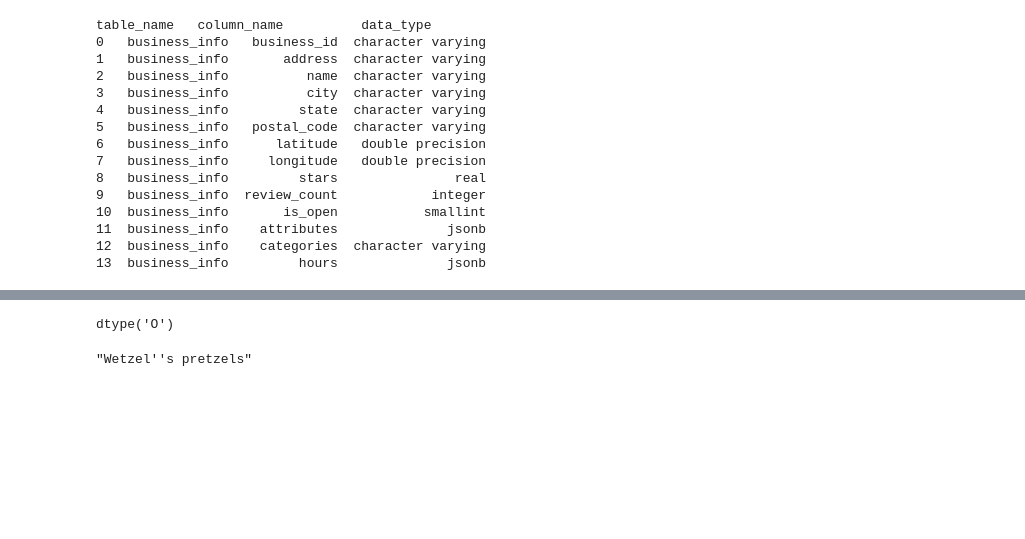
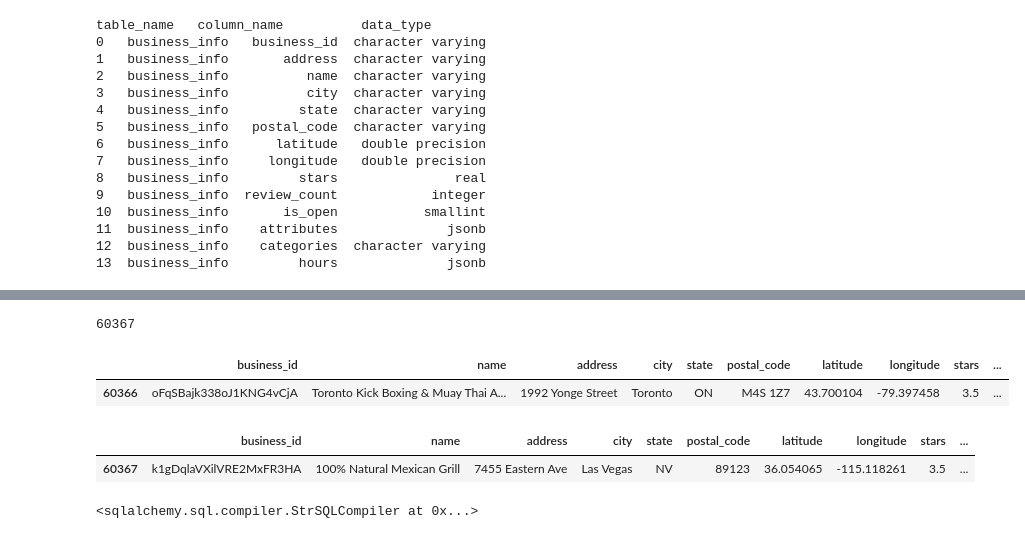
Before and after one commit to mbkranz/restaurant-app, a Jupyter notebook: notebooks/create-yelp-database.ipynb, the cells around one changed output, grey strips where cells are left out. Cells and saved outputs as stored; diff of their text form; code cells hidden in the pictures; blank space fills up the shorter version.

```diff
--- a/notebooks/create-yelp-database.ipynb
+++ b/notebooks/create-yelp-database.ipynb
@@ -241,0 +246,4 @@ test =json_df[json_df['name'].str.contains('Wetzel')]
+# %%
+i
+# %% [output]
+60367
@@ -241,0 +262,10 @@ test =json_df[json_df['name'].str.contains('Wetzel')]
+# %%
+json_df.iloc[[60366]]
+# %% [output]
+|  | business_id | name | address | city | state | postal_code | latitude | longitude | stars | ... |
+| 60366 | oFqSBajk338oJ1KNG4vCjA | Toronto Kick Boxing & Muay Thai A... | 1992 Yonge Street | Toronto | ON | M4S 1Z7 | 43.700104 | -79.397458 | 3.5 | ... |
+# %%
+json_df.iloc[[60367]]
+# %% [output]
+|  | business_id | name | address | city | state | postal_code | latitude | longitude | stars | ... |
+| 60367 | k1gDqlaVXilVRE2MxFR3HA | 100% Natural Mexican Grill | 7455 Eastern Ave | Las Vegas | NV | 89123 | 36.054065 | -115.118261 | 3.5 | ... |
@@ -242,4 +276,4 @@ test =json_df[json_df['name'].str.contains('Wetzel')]
 # %%
-test.name.values
+test
 # %% [output]
-dtype('O')
+<sqlalchemy.sql.compiler.StrSQLCompiler at 0x...>
@@ -248,4 +279,0 @@ test_str = 'Wetzel\'\'s pretzels'
-# %%
-test_str
-# %% [output]
-"Wetzel''s pretzels"
```
Also changed, not shown: parts of 29 cells of this notebook.
